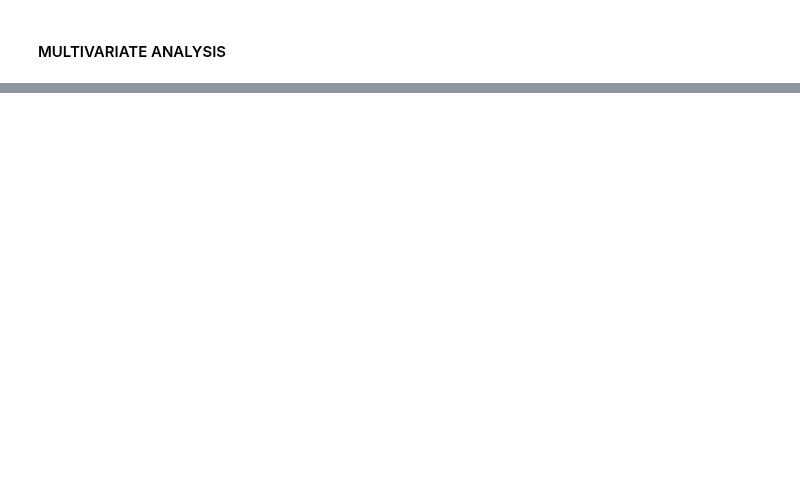
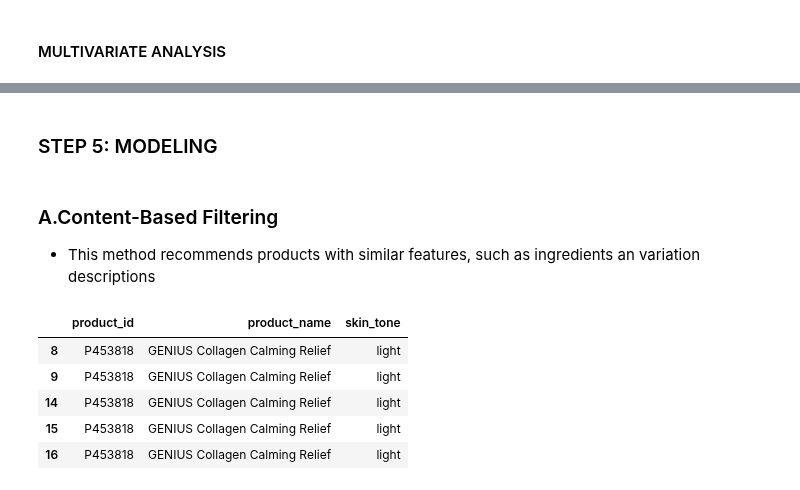
Before and after one commit to ECCHERUIYOT/AI-Powered-Recommendations-For-Melanin-Skin, a Jupyter notebook: index.ipynb, the cells around one changed output, grey strips where cells are left out. Cells and saved outputs as stored; diff of their text form; code cells hidden in the pictures; blank space fills up the shorter version.

```diff
--- a/index.ipynb
+++ b/index.ipynb
@@ -349,0 +366,36 @@ plt.show()
+# %% [markdown]
+### STEP 5: MODELING
+# %% [markdown]
+### A.Content-Based Filtering
+ - This method recommends products with similar features, such as ingredients an variation descriptions
+# %%
+# Import necessary libraries
+from sklearn.feature_extraction.text import TfidfVectorizer
+from sklearn.metrics.pairwise import cosine_similarity
+
+# Create TF-IDF vectors for product features
+tfidf = TfidfVectorizer(stop_words='english')
+product_features_matrix = tfidf.fit_transform(data['skin_tone'].fillna(''))
+
+# Compute cosine similarity for content-based filtering
+cosine_sim = cosine_similarity(product_features_matrix, product_features_matrix)
+
+# Function to get top N similar products based on content
+def get_content_based_recommendations(product_id, cosine_sim=cosine_sim, top_n=5):
+    idx = data[data['product_id'] == product_id].index[0]
+    sim_scores = list(enumerate(cosine_sim[idx]))
+    sim_scores = sorted(sim_scores, key=lambda x: x[1], reverse=True)
+    sim_scores = sim_scores[1:top_n+1]
+    product_indices = [i[0] for i in sim_scores]
+    return data.iloc[product_indices][['product_id', 'product_name', 'skin_tone']]
+
+# Example usage
+product_id = data['product_id'].iloc[0]
+get_content_based_recommendations(product_id)
+# %% [output]
+|  | product_id | product_name | skin_tone |
+| 8 | P453818 | GENIUS Collagen Calming Relief | light |
+| 9 | P453818 | GENIUS Collagen Calming Relief | light |
+| 14 | P453818 | GENIUS Collagen Calming Relief | light |
+| 15 | P453818 | GENIUS Collagen Calming Relief | light |
+| 16 | P453818 | GENIUS Collagen Calming Relief | light |
```
Also changed, not shown: parts of 15 cells of this notebook, 4 other files.
